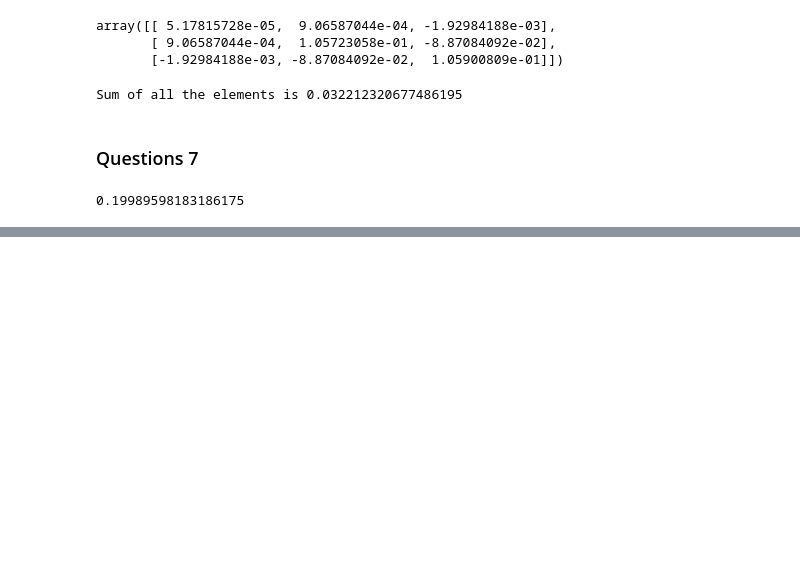
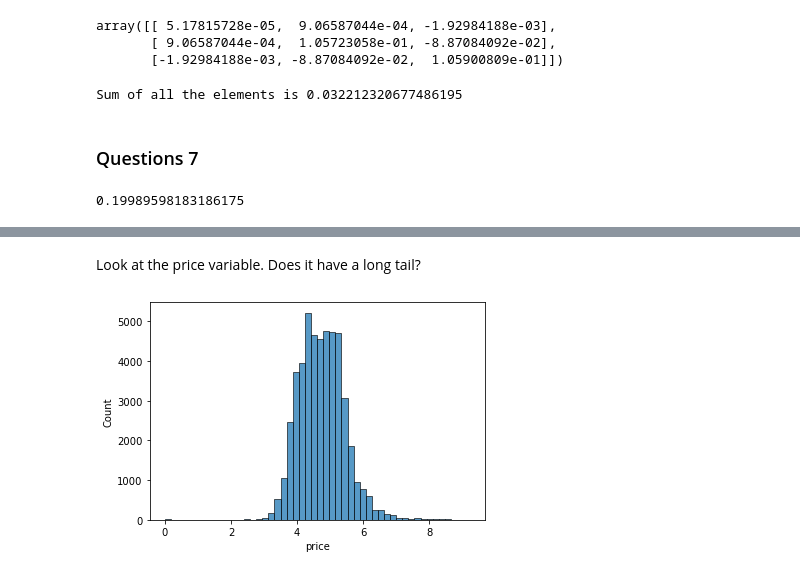
Before and after one commit to sukritishuk/ML_ZoomCamp-DataTalksClub, a Jupyter notebook: HomeWork -DataTalksClub - ML ZoomCamp.ipynb, the cells around one changed output, grey strips where cells are left out. Drawn from its saved outputs; the diff is of its cells as text; code cells hidden in the pictures; blank space fills up the shorter version.

```diff
--- a/HomeWork -DataTalksClub - ML ZoomCamp.ipynb
+++ b/HomeWork -DataTalksClub - ML ZoomCamp.ipynb
@@ -128,0 +151,3 @@ w[0]
+# %%
+data = pd.read_csv('AB_NYC_2019.csv')
+data.head()
@@ -128,0 +161,13 @@ w[0]
+# %% [markdown]
+Look at the price variable. Does it have a long tail?
+# %%
+data.price.describe()
+
+# Computing the log of price column values:
+price_logs = np.log1p(data.price)
+
+# plotting the logarithmic price column values:
+sns.histplot(price_logs,bins=50)
+plt.show()
+# %% [output]
+[figure, added]
```
Also changed, not shown: parts of 54 cells of this notebook.
